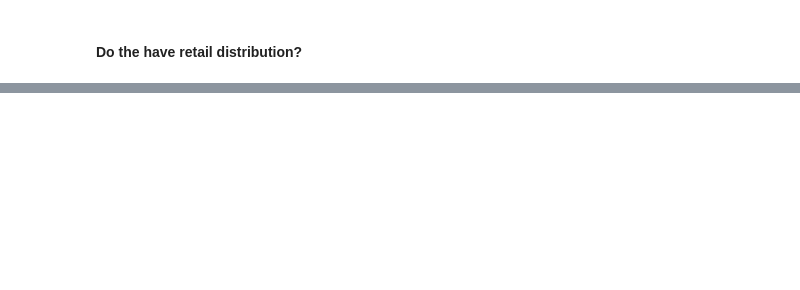
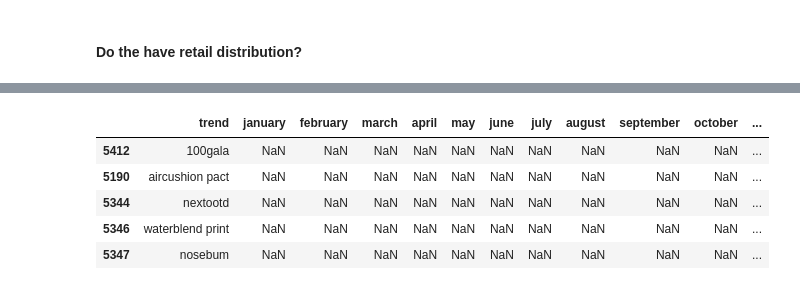
Before and after one commit to belindazeng/search, a Jupyter notebook: Search.ipynb, the cells around one changed output, grey strips where cells are left out. Cells and saved outputs as stored; diff of their text form; code cells hidden in the pictures; blank space fills up the shorter version.

```diff
--- a/Search.ipynb
+++ b/Search.ipynb
@@ -241,0 +272,13 @@ Look at products on the market with ShopStyle's API to see if there are
+# %%
+# add the social buzz column
+low_social_df.loc[:,'retail_distribution'] = retail_distribution
+# sort the df by total_volume
+sorted_retail_df = low_social_df.sort('retail_distribution', ascending=True)
+sorted_retail_df.head(5)
+# %% [output]
+|  | trend | january | february | march | april | may | june | july | august | september | october | ... |
+| 5412 | 100gala | NaN | NaN | NaN | NaN | NaN | NaN | NaN | NaN | NaN | NaN | ... |
+| 5190 | aircushion pact | NaN | NaN | NaN | NaN | NaN | NaN | NaN | NaN | NaN | NaN | ... |
+| 5344 | nextootd | NaN | NaN | NaN | NaN | NaN | NaN | NaN | NaN | NaN | NaN | ... |
+| 5346 | waterblend print | NaN | NaN | NaN | NaN | NaN | NaN | NaN | NaN | NaN | NaN | ... |
+| 5347 | nosebum | NaN | NaN | NaN | NaN | NaN | NaN | NaN | NaN | NaN | NaN | ... |
```
Also changed, not shown: parts of 23 cells of this notebook, 2 other files.
